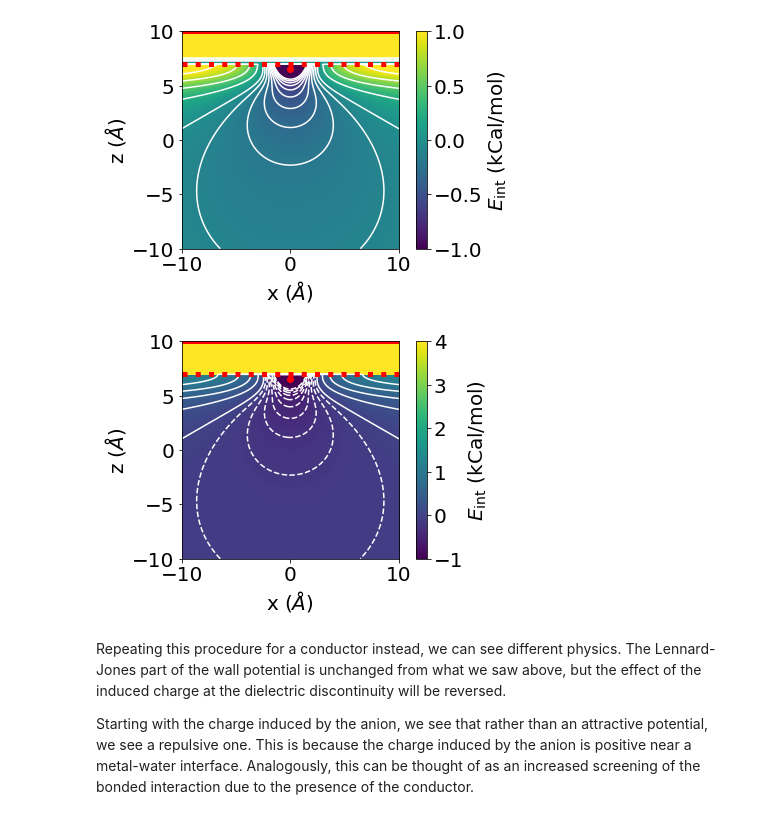
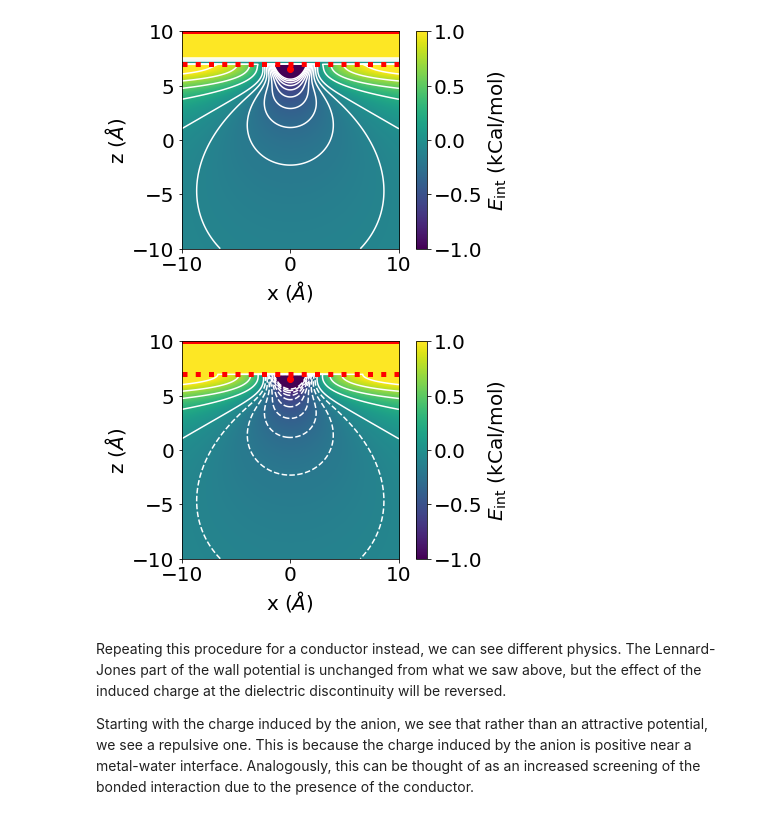
Before and after one commit to adodin/Ion-Pairing, a Jupyter notebook: Analytical/Analytical_Potentials.ipynb, the cells around one changed output. Saved outputs shown, nothing was run; the diff lists cells and outputs as text; code cells hidden in the pictures.

```diff
--- a/Analytical/Analytical_Potentials.ipynb
+++ b/Analytical/Analytical_Potentials.ipynb
@@ -292,17 +292,17 @@ plt.show()
 [figure]
 # %%
 V_hard_int = V_diel_self_2D + V_diel_2D + V_hard_wall_2D
-im = plt.imshow(V_hard_int, extent=[x_min, x_max, z_min, z_max], origin='lower', aspect='equal', vmin=-1, vmax=4)
+im = plt.imshow(V_hard_int, extent=[x_min, x_max, z_min, z_max], origin='lower', aspect='equal', vmin=-1, vmax=1)
 plt.contour(V_hard_int, levels=[-1, -0.9, -0.8, -0.7,-0.6, -0.5, -0.4, -0.3, -0.2, -0.1, 0.0, 0.25, 0.5,0.75,  1.0], colors='w', extent=[x_min, x_max, z_min, z_max], origin='lower', vmin=-1, vmax=4)
 plt.colorbar(im, label='$E_{\mathrm{int}}$ (kCal/mol)')
 plt.axhline(z_wall, c='r', lw=5)
 plt.axhline(z_dielectric,c='r',ls=':', lw=5)
 plt.scatter(r_an[:,0], r_an[:,2], c='r')
 plt.xlabel('x ($\AA$)')
 plt.ylabel('z ($\AA$)')
 plt.show()
 # %% [output]
-[figure, old version]
+[figure, new version]
 # %% [markdown]
 Repeating this procedure for a conductor instead, we can see different physics. The Lennard-Jones part of the wall potential is unchanged from what we saw above, but the effect of the induced charge at the dielectric discontinuity will be reversed.
 
```
Also changed, not shown: parts of 3 cells of this notebook.
